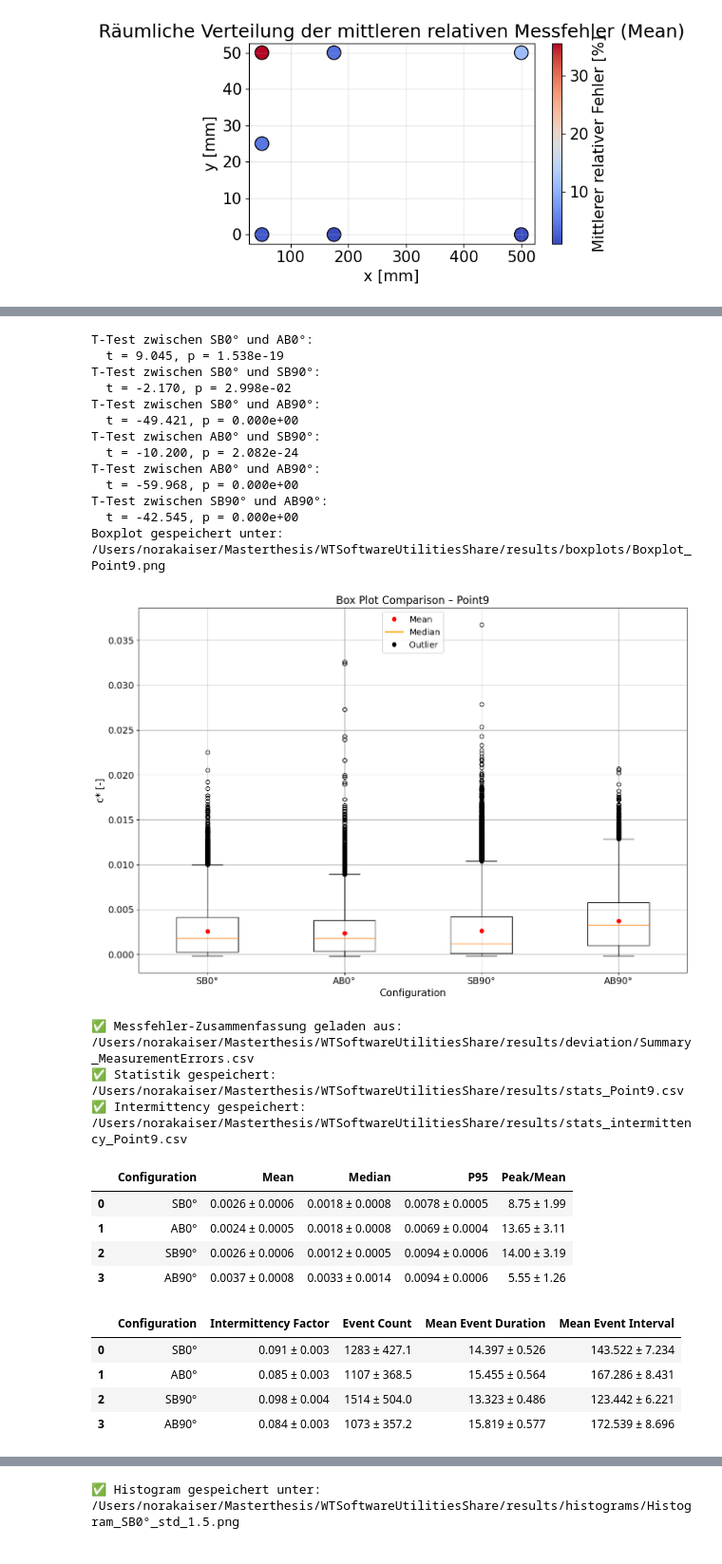
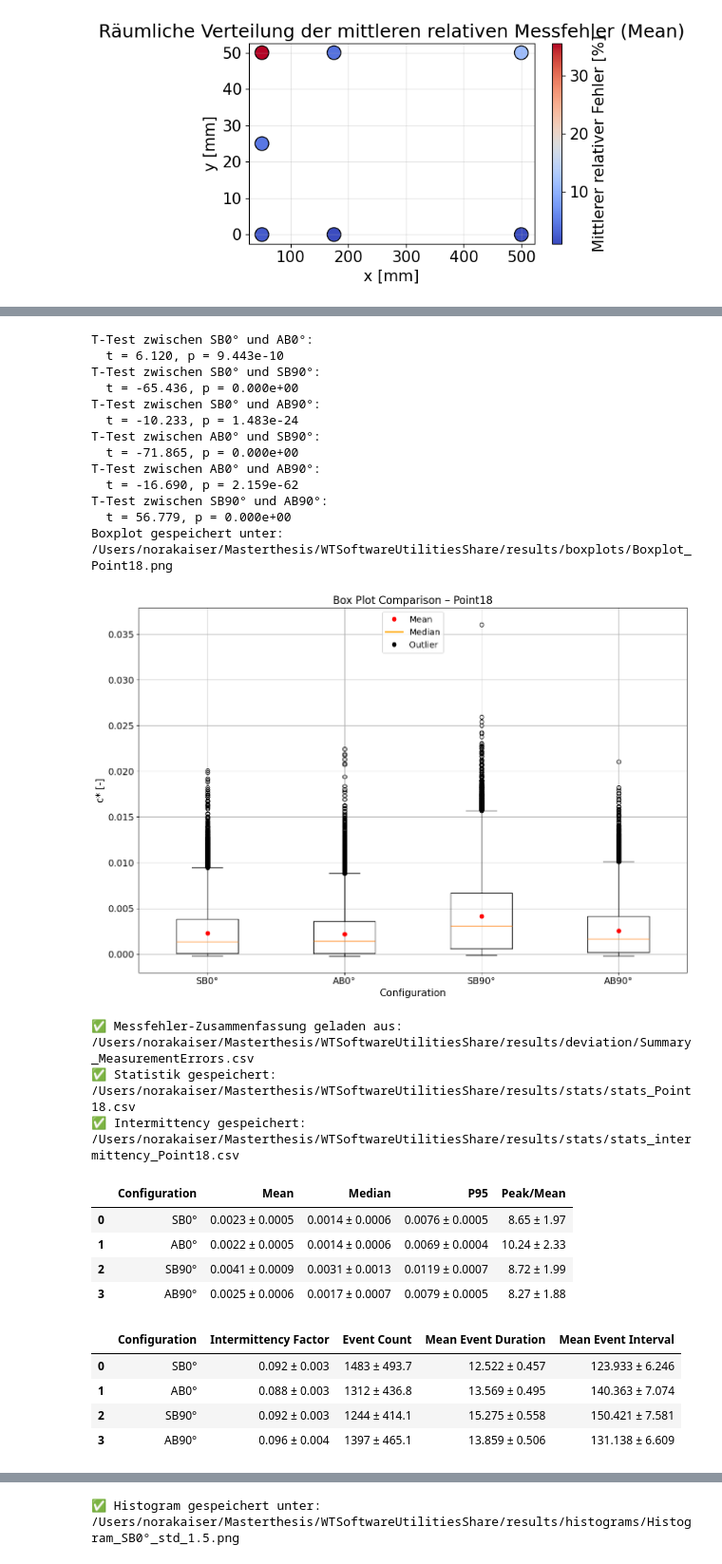
Before and after one commit to noradoralaexploradora/windtunnelsofware, a Jupyter notebook: DataAnalysis.ipynb, the cells around one changed output, grey strips where cells are left out. Shown at 95% size. Drawn from its saved outputs; the diff is of its cells as text; code cells hidden in the pictures.

```diff
--- a/DataAnalysis.ipynb
+++ b/DataAnalysis.ipynb
@@ -1166,10 +1097,10 @@ display(quantiles_df)
 # %%
 # choose files
 files_analysis = [
-"UBA_thesis_056.ts#0",
-"UBA_thesis_018.ts#0",
-"UBA_thesis_047.ts#0",
-"UBA_thesis_033.ts#0"]
+"UBA_thesis_056.ts#1",
+"UBA_thesis_018.ts#1",
+"UBA_thesis_047.ts#1",
+"UBA_thesis_033.ts#1"]
 
 ts_list = [conc_ts[namelist[0]][f] for f in files_analysis]
 labels = [ts.config_name for ts in ts_list]
@@ -1328,19 +1259,19 @@ visualize_boxplot(
 )
 # %% [output]
 T-Test zwischen SB0° und AB0°:
-  t = 9.045, p = 1.538e-19
+  t = 6.120, p = 9.443e-10
 T-Test zwischen SB0° und SB90°:
-  t = -2.170, p = 2.998e-02
+  t = -65.436, p = 0.000e+00
 T-Test zwischen SB0° und AB90°:
-  t = -49.421, p = 0.000e+00
+  t = -10.233, p = 1.483e-24
 T-Test zwischen AB0° und SB90°:
-  t = -10.200, p = 2.082e-24
+  t = -71.865, p = 0.000e+00
 T-Test zwischen AB0° und AB90°:
-  t = -59.968, p = 0.000e+00
+  t = -16.690, p = 2.159e-62
 T-Test zwischen SB90° und AB90°:
-  t = -42.545, p = 0.000e+00
-Boxplot gespeichert unter: /Users/norakaiser/Masterthesis/WTSoftwareUtilitiesShare/results/boxplots/Boxplot_Point9.png
+  t = 56.779, p = 0.000e+00
+Boxplot gespeichert unter: /Users/norakaiser/Masterthesis/WTSoftwareUtilitiesShare/results/boxplots/Boxplot_Point18.png
-[figure, old version]
+[figure, new version]
 # %%
 # --- Pfad zur neuen Messfehler-Zusammenfassung ---
 error_summary_path = os.path.join(output_path, "deviation", "Summary_MeasurementErrors.csv")
@@ -1416,45 +1347,50 @@ for ts, lbl in zip(ts_list, labels):
 
     # --- Tabelle 2: Intermittency (jetzt alles im Format "Wert ± Fehler") ---
     table_intermittency.append({
         "Configuration": lbl,
         "Intermittency Factor": (
             f"{interm_factor:.3f} ± {interm_abs:.3f}" if not np.isnan(interm_abs) else f"{interm_factor:.3f}"
         ),
         "Event Count": (
             f"{event_count:.0f} ± {evcount_abs:.1f}" if not np.isnan(evcount_abs) else f"{event_count:.0f}"
         ),
         "Mean Event Duration": (
             f"{mean_event_duration:.3f} ± {dur_abs:.3f}" if not np.isnan(dur_abs) else f"{mean_event_duration:.3f}"
         ),
         "Mean Event Interval": (
             f"{mean_event_interval:.3f} ± {int_abs:.3f}" if not np.isnan(int_abs) else f"{mean_event_interval:.3f}"
         )
     })
 
 # --- 3) DataFrames erstellen & speichern ---
 df_stats = pd.DataFrame(table_stats)
 df_intermittency = pd.DataFrame(table_intermittency)
 
-os.makedirs(output_path, exist_ok=True)
-df_stats.to_csv(os.path.join(output_path, f"stats_{point_name}.csv"), index=False, encoding="utf-8")
-df_intermittency.to_csv(os.path.join(output_path, f"stats_intermittency_{point_name}.csv"), index=False, encoding="utf-8")
+stats_path = os.path.join(output_path, "stats")
+os.makedirs(stats_path, exist_ok=True)
 
-print(f"✅ Statistik gespeichert: {os.path.join(output_path, f'stats_{point_name}.csv')}")
-print(f"✅ Intermittency gespeichert: {os.path.join(output_path, f'stats_intermittency_{point_name}.csv')}")
+# Dateien speichern
+df_stats.to_csv(os.path.join(stats_path, f"stats_{point_name}.csv"), index=False, encoding="utf-8")
+df_intermittency.to_csv(os.path.join(stats_path, f"stats_intermittency_{point_name}.csv"), index=False, encoding="utf-8")
 
+# Erfolgsnachricht
+print(f"✅ Statistik gespeichert: {os.path.join(stats_path, f'stats_{point_name}.csv')}")
+print(f"✅ Intermittency gespeichert: {os.path.join(stats_path, f'stats_intermittency_{point_name}.csv')}")
+
+# Anzeigen
 display(df_stats)
 display(df_intermittency)
 # %% [output]
 ✅ Messfehler-Zusammenfassung geladen aus: /Users/norakaiser/Masterthesis/WTSoftwareUtilitiesShare/results/deviation/Summary_MeasurementErrors.csv
-✅ Statistik gespeichert: /Users/norakaiser/Masterthesis/WTSoftwareUtilitiesShare/results/stats_Point9.csv
-✅ Intermittency gespeichert: /Users/norakaiser/Masterthesis/WTSoftwareUtilitiesShare/results/stats_intermittency_Point9.csv
+✅ Statistik gespeichert: /Users/norakaiser/Masterthesis/WTSoftwareUtilitiesShare/results/stats/stats_Point18.csv
+✅ Intermittency gespeichert: /Users/norakaiser/Masterthesis/WTSoftwareUtilitiesShare/results/stats/stats_intermittency_Point18.csv
 |  | Configuration | Mean | Median | P95 | Peak/Mean |
-| 0 | SB0° | 0.0026 ± 0.0006 | 0.0018 ± 0.0008 | 0.0078 ± 0.0005 | 8.75 ± 1.99 |
-| 1 | AB0° | 0.0024 ± 0.0005 | 0.0018 ± 0.0008 | 0.0069 ± 0.0004 | 13.65 ± 3.11 |
-| 2 | SB90° | 0.0026 ± 0.0006 | 0.0012 ± 0.0005 | 0.0094 ± 0.0006 | 14.00 ± 3.19 |
-| 3 | AB90° | 0.0037 ± 0.0008 | 0.0033 ± 0.0014 | 0.0094 ± 0.0006 | 5.55 ± 1.26 |
+| 0 | SB0° | 0.0023 ± 0.0005 | 0.0014 ± 0.0006 | 0.0076 ± 0.0005 | 8.65 ± 1.97 |
+| 1 | AB0° | 0.0022 ± 0.0005 | 0.0014 ± 0.0006 | 0.0069 ± 0.0004 | 10.24 ± 2.33 |
+| 2 | SB90° | 0.0041 ± 0.0009 | 0.0031 ± 0.0013 | 0.0119 ± 0.0007 | 8.72 ± 1.99 |
+| 3 | AB90° | 0.0025 ± 0.0006 | 0.0017 ± 0.0007 | 0.0079 ± 0.0005 | 8.27 ± 1.88 |
 |  | Configuration | Intermittency Factor | Event Count | Mean Event Duration | Mean Event Interval |
-| 0 | SB0° | 0.091 ± 0.003 | 1283 ± 427.1 | 14.397 ± 0.526 | 143.522 ± 7.234 |
-| 1 | AB0° | 0.085 ± 0.003 | 1107 ± 368.5 | 15.455 ± 0.564 | 167.286 ± 8.431 |
-| 2 | SB90° | 0.098 ± 0.004 | 1514 ± 504.0 | 13.323 ± 0.486 | 123.442 ± 6.221 |
-| 3 | AB90° | 0.084 ± 0.003 | 1073 ± 357.2 | 15.819 ± 0.577 | 172.539 ± 8.696 |
+| 0 | SB0° | 0.092 ± 0.003 | 1483 ± 493.7 | 12.522 ± 0.457 | 123.933 ± 6.246 |
+| 1 | AB0° | 0.088 ± 0.003 | 1312 ± 436.8 | 13.569 ± 0.495 | 140.363 ± 7.074 |
+| 2 | SB90° | 0.092 ± 0.003 | 1244 ± 414.1 | 15.275 ± 0.558 | 150.421 ± 7.581 |
+| 3 | AB90° | 0.096 ± 0.004 | 1397 ± 465.1 | 13.859 ± 0.506 | 131.138 ± 6.609 |
```
Also changed, not shown: parts of 26 cells of this notebook, 1 other file.
